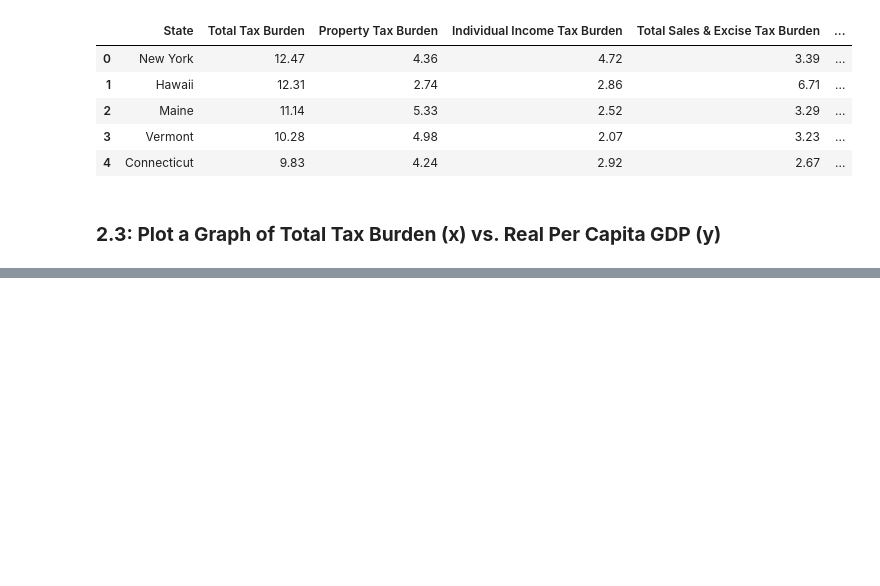
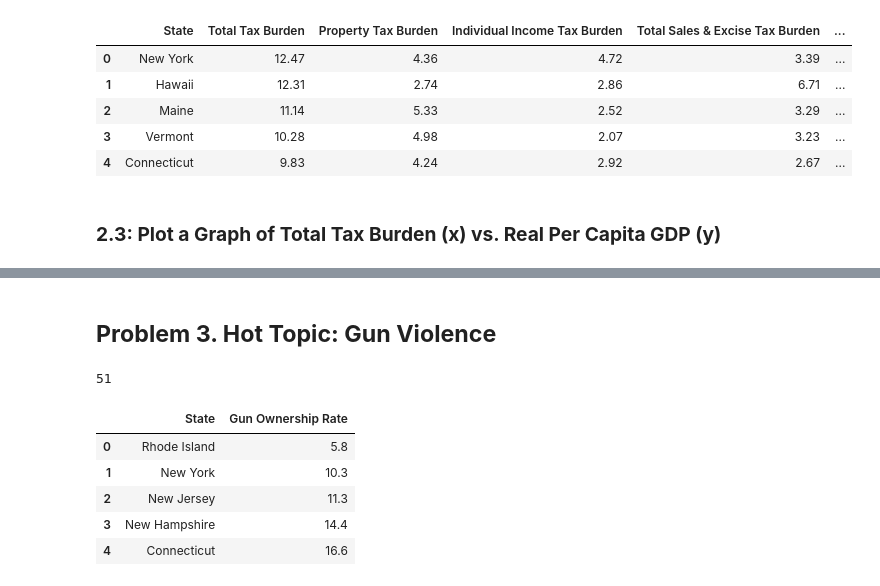
Before and after one commit to ririye01/math4334-MathModelingNotebooks, a Jupyter notebook: homework/hw1/hw1.ipynb, the cells around one changed output, grey strips where cells are left out. Drawn from its saved outputs; the diff is of its cells as text; code cells hidden in the pictures; blank space fills up the shorter version.

Commit message:
Problem 3: Gun Violence

```diff
--- a/homework/hw1/hw1.ipynb
+++ b/homework/hw1/hw1.ipynb
@@ -189,3 +190,17 @@ fig.savefig("plots/figure4.png")
 plt.show()
 # %% [output]
 [figure]
+# %% [markdown]
+## **Problem 3. Hot Topic: Gun Violence**
+# %%
+df_guns: pd.DataFrame = pd.read_excel("data/gun_ownership_rate_per_state.xlsx")
+print(df_guns.shape[0])
+df_guns.head()
+# %% [output]
+51
+|  | State | Gun Ownership Rate |
+| 0 | Rhode Island | 5.8 |
+| 1 | New York | 10.3 |
+| 2 | New Jersey | 11.3 |
+| 3 | New Hampshire | 14.4 |
+| 4 | Connecticut | 16.6 |
```
Also changed, not shown: parts of 5 cells of this notebook, 10 other files.
